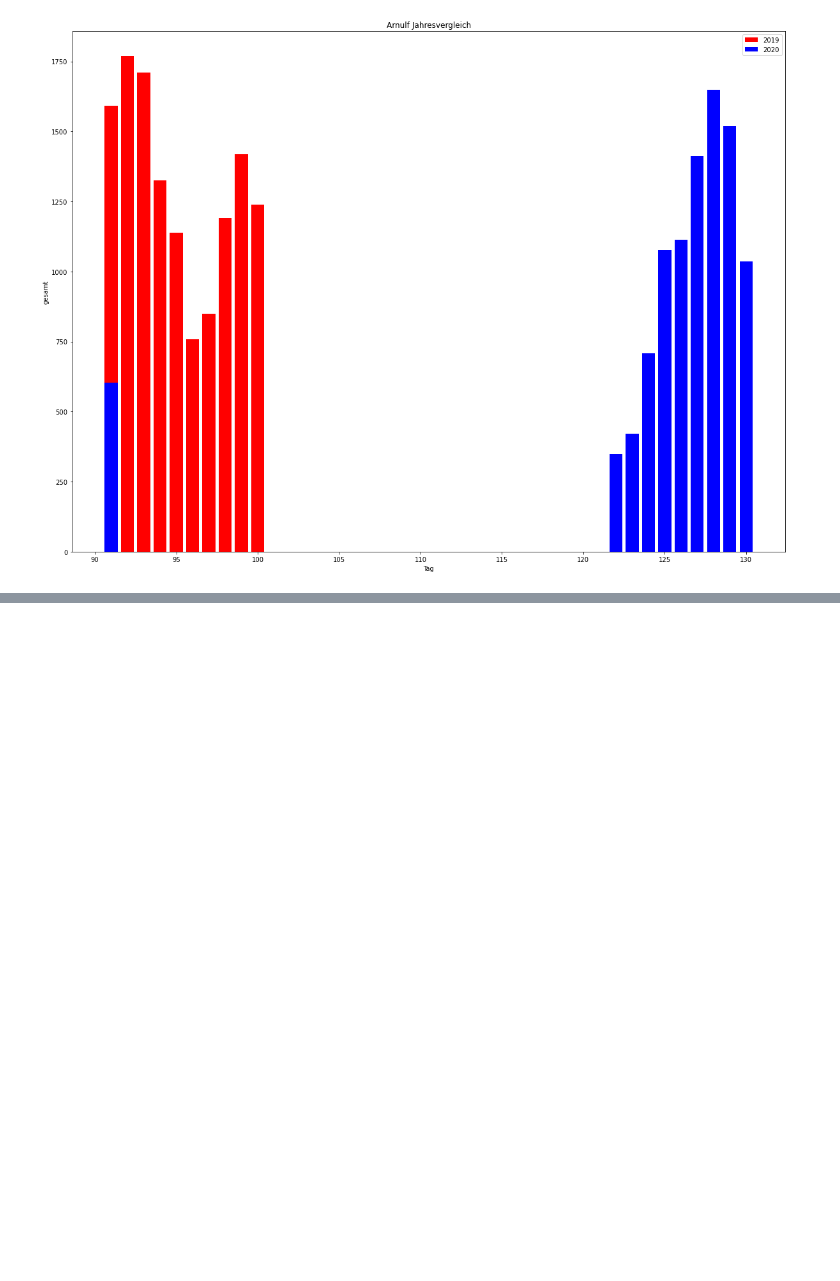
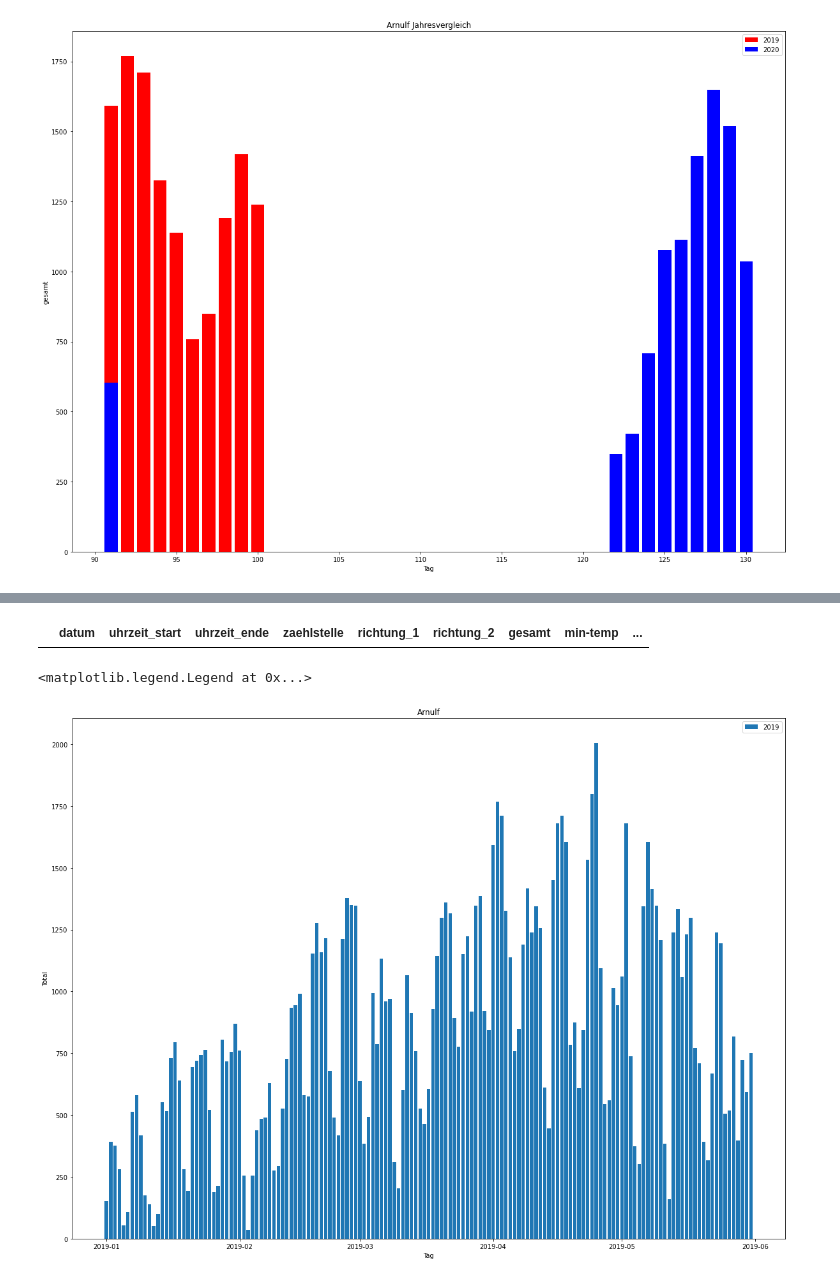
Before and after one commit to IngenicsDigital/radzaehldaten-munich-ml, a Jupyter notebook: Predicting Bike count in Munich.ipynb, the cells around one changed output, grey strips where cells are left out. Saved outputs shown, nothing was run; the diff lists cells and outputs as text; code cells hidden in the pictures; blank space fills up the shorter version.

```diff
--- a/Predicting Bike count in Munich.ipynb
+++ b/Predicting Bike count in Munich.ipynb
@@ -744,3 +744,5 @@ plt.legend()
 # %% [output]
 <matplotlib.legend.Legend at 0x...>
 [figure]
+# %%
+df = getDataframe(prefixes=('rad2019'), zaehlstelle='Arnulf')
@@ -746,0 +765,24 @@ plt.legend()
+# %%
+def addMissingDays(df):
+    df['date'] = pd.to_datetime(df['datum'], format="%Y.%m.%d")
+    idx = pd.date_range(df['date'].iloc[0], df['date'].iloc[-1])
+    df.index = pd.DatetimeIndex(df['date'])
+    df = df.reindex(idx)
+    return df
+# %%
+df = addMissingDays(df)
+# %%
+df[df.index.duplicated()]
+# %% [output]
+|  | datum | uhrzeit_start | uhrzeit_ende | zaehlstelle | richtung_1 | richtung_2 | gesamt | min-temp | ... |
+# %%
+s = 0
+n = 180
+plt.bar(df['date'][s:n], df['gesamt'][s:n], label='2019')
+plt.xlabel('Tag')
+plt.ylabel('Total')
+plt.title("Arnulf")
+plt.legend()
+# %% [output]
+<matplotlib.legend.Legend at 0x...>
+[figure, added]
```
Also changed, not shown: parts of 132 cells of this notebook, 1 other file.
